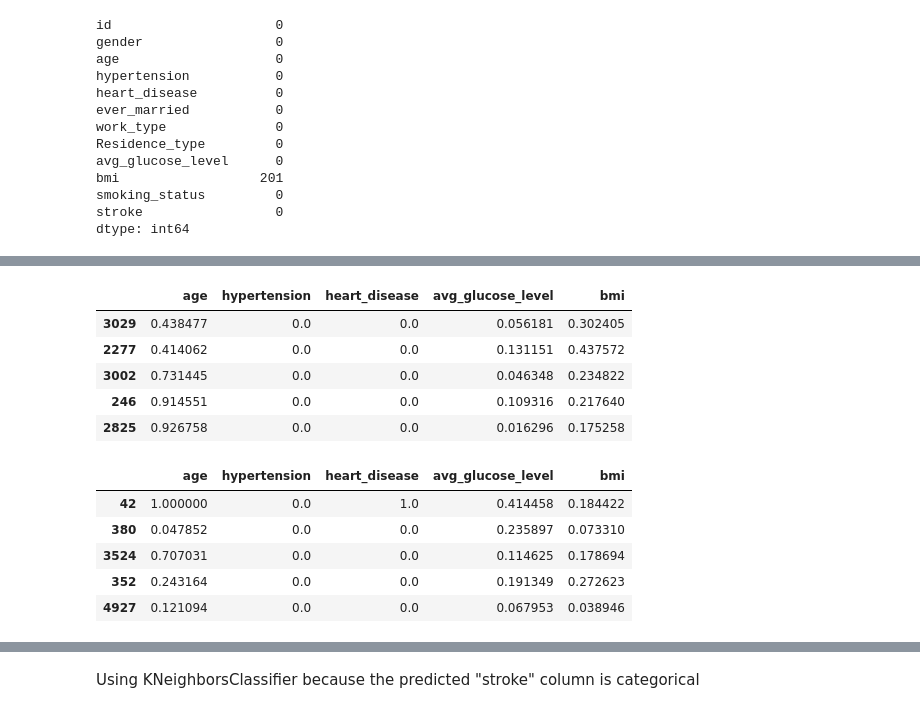
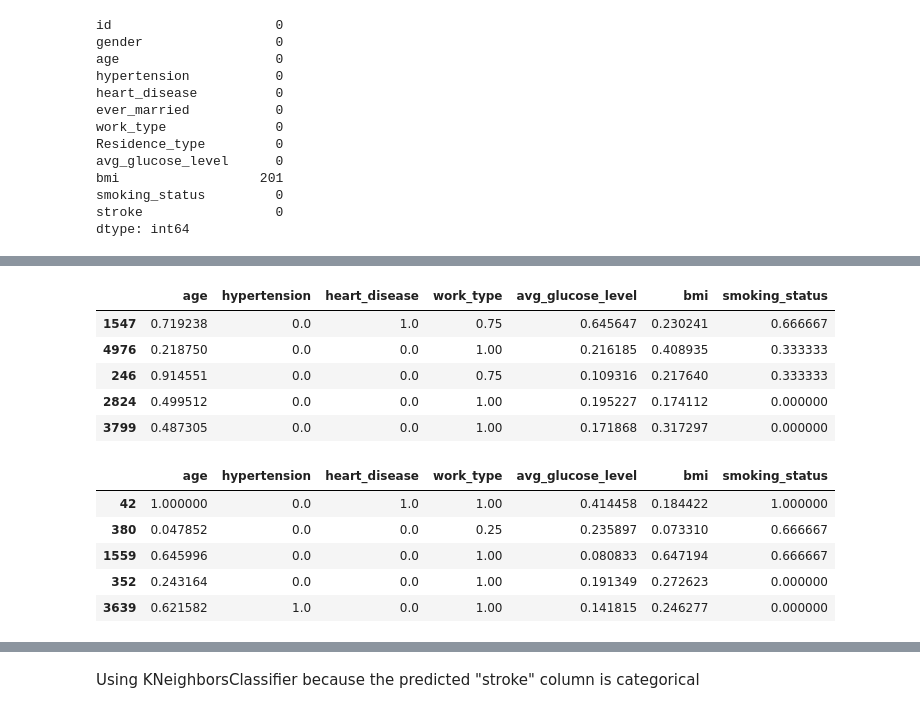
Before and after one commit to Egbe34/ML-Project, a Jupyter notebook: notebooks/robert_ml_101.ipynb, the cells around one changed output, grey strips where cells are left out. Drawn from its saved outputs; the diff is of its cells as text; code cells hidden in the pictures.

```diff
--- a/notebooks/robert_ml_101.ipynb
+++ b/notebooks/robert_ml_101.ipynb
@@ -49,3 +71,4 @@ stroke                 0
 dtype: int64
 # %%
 df["bmi"] = df["bmi"].fillna(df["bmi"].mean())
+df = df[df["gender"] != "Other"]
@@ -51,0 +91,4 @@ df["bmi"] = df["bmi"].fillna(df["bmi"].mean())
+# %%
+df["work_type"] = df["work_type"].map({"Private": 4, "Self-employed": 3, "Govt_job": 2, "children": 1, "Never_worked": 0})
+df["smoking_status"] = df["smoking_status"].map({"smokes": 3, "Unknown": 2, "formerly smoked": 1, "never smoked": 0})
+df.head()
@@ -62,28 +159,28 @@ X_test_num = X_test.select_dtypes(include="number").drop("id",axis = 1)
 # %%
 normalizer = MinMaxScaler()
 normalizer.fit(X_train_num)
-X_train_num_norm = normalizer.transform(X_train_num)
-X_test_num_norm = normalizer.transform(X_test_num)
+X_train_num_trans = normalizer.transform(X_train_num)
+X_test_num_trans = normalizer.transform(X_test_num)
 # %%
-X_train_num_norm = pd.DataFrame(X_train_num_norm, columns=X_train_num.columns, index=X_train_num.index )
+X_train_num_norm = pd.DataFrame(X_train_num_trans, columns=X_train_num.columns, index=X_train_num.index )
 X_train_num_norm.head()
 # %% [output]
-|  | age | hypertension | heart_disease | avg_glucose_level | bmi |
-| 3029 | 0.438477 | 0.0 | 0.0 | 0.056181 | 0.302405 |
-| 2277 | 0.414062 | 0.0 | 0.0 | 0.131151 | 0.437572 |
-| 3002 | 0.731445 | 0.0 | 0.0 | 0.046348 | 0.234822 |
-| 246 | 0.914551 | 0.0 | 0.0 | 0.109316 | 0.217640 |
-| 2825 | 0.926758 | 0.0 | 0.0 | 0.016296 | 0.175258 |
+|  | age | hypertension | heart_disease | work_type | avg_glucose_level | bmi | smoking_status |
+| 1547 | 0.719238 | 0.0 | 1.0 | 0.75 | 0.645647 | 0.230241 | 0.666667 |
+| 4976 | 0.218750 | 0.0 | 0.0 | 1.00 | 0.216185 | 0.408935 | 0.333333 |
+| 246 | 0.914551 | 0.0 | 0.0 | 0.75 | 0.109316 | 0.217640 | 0.333333 |
+| 2824 | 0.499512 | 0.0 | 0.0 | 1.00 | 0.195227 | 0.174112 | 0.000000 |
+| 3799 | 0.487305 | 0.0 | 0.0 | 1.00 | 0.171868 | 0.317297 | 0.000000 |
 # %%
-X_test_num_norm = pd.DataFrame(X_test_num_norm, columns=X_test_num.columns, index=X_test_num.index )
+X_test_num_norm = pd.DataFrame(X_test_num_trans, columns=X_test_num.columns, index=X_test_num.index )
 X_test_num_norm.head()
 # %% [output]
-|  | age | hypertension | heart_disease | avg_glucose_level | bmi |
-| 42 | 1.000000 | 0.0 | 1.0 | 0.414458 | 0.184422 |
-| 380 | 0.047852 | 0.0 | 0.0 | 0.235897 | 0.073310 |
-| 3524 | 0.707031 | 0.0 | 0.0 | 0.114625 | 0.178694 |
-| 352 | 0.243164 | 0.0 | 0.0 | 0.191349 | 0.272623 |
-| 4927 | 0.121094 | 0.0 | 0.0 | 0.067953 | 0.038946 |
+|  | age | hypertension | heart_disease | work_type | avg_glucose_level | bmi | smoking_status |
+| 42 | 1.000000 | 0.0 | 1.0 | 1.00 | 0.414458 | 0.184422 | 1.000000 |
+| 380 | 0.047852 | 0.0 | 0.0 | 0.25 | 0.235897 | 0.073310 | 0.666667 |
+| 1559 | 0.645996 | 0.0 | 0.0 | 1.00 | 0.080833 | 0.647194 | 0.666667 |
+| 352 | 0.243164 | 0.0 | 0.0 | 1.00 | 0.191349 | 0.272623 | 0.000000 |
+| 3639 | 0.621582 | 1.0 | 0.0 | 1.00 | 0.141815 | 0.246277 | 0.000000 |
 # %%
 # X_obj = df.select_dtypes(include = "object")
 # X_train_obj = X_train.select_dtypes(include="object")
```
Also changed, not shown: parts of 32 cells of this notebook.
